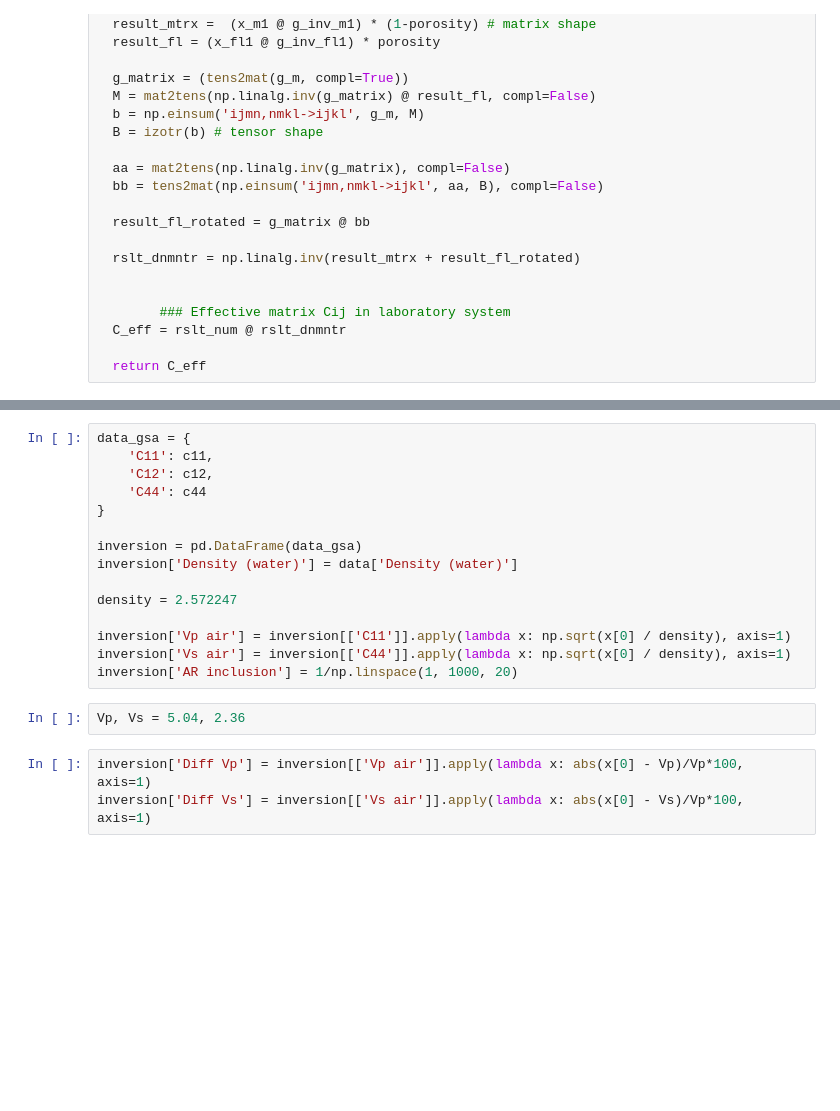
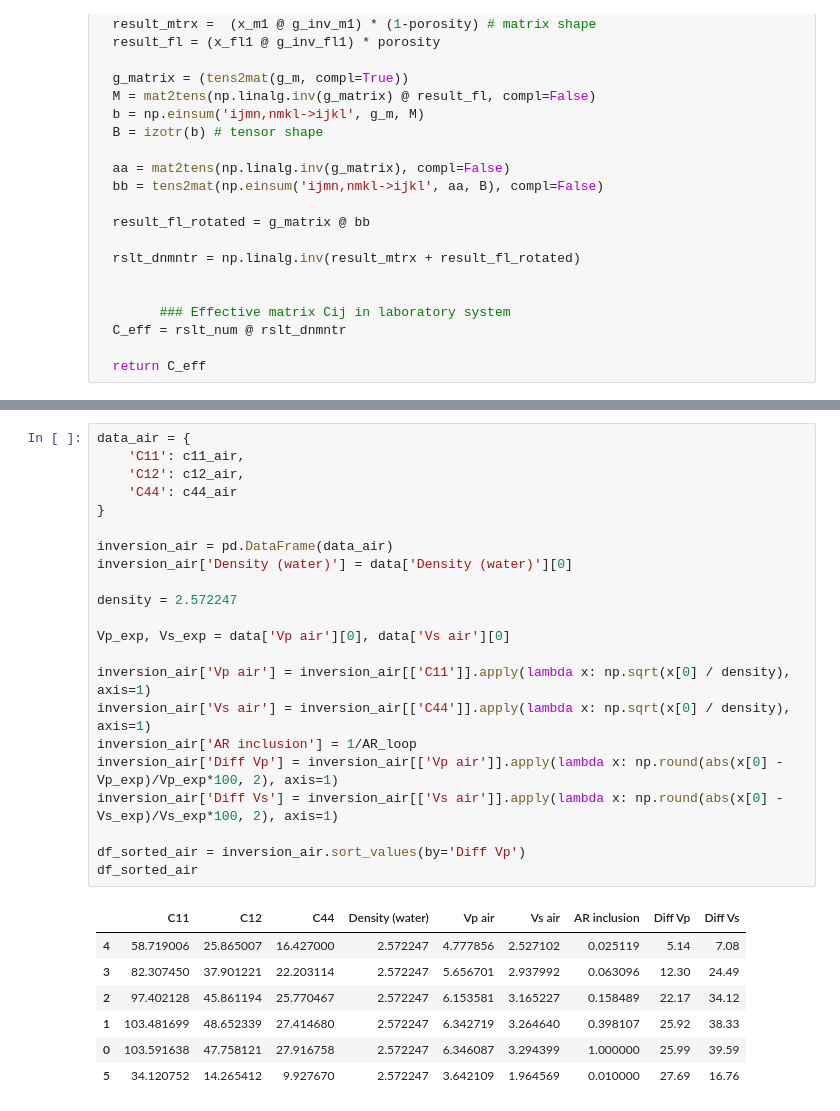
Before and after one commit to MariiaKalinina/Elasticity, a Jupyter notebook: Tver_elastisity_update_v1.ipynb, the cells around one changed output, grey strips where cells are left out. Saved outputs shown, nothing was run; the diff lists cells and outputs as text; blank space fills up the shorter version.

```diff
--- a/Tver_elastisity_update_v1.ipynb
+++ b/Tver_elastisity_update_v1.ipynb
@@ -667,20 +698,30 @@ plt.legend()
 # %%
-data_gsa = {
-    'C11': c11,
-    'C12': c12,
-    'C44': c44
+data_air = {
+    'C11': c11_air,
+    'C12': c12_air,
+    'C44': c44_air
 }
 
-inversion = pd.DataFrame(data_gsa)
-inversion['Density (water)'] = data['Density (water)']
+inversion_air = pd.DataFrame(data_air)
+inversion_air['Density (water)'] = data['Density (water)'][0]
 
 density = 2.572247
 
-inversion['Vp air'] = inversion[['C11']].apply(lambda x: np.sqrt(x[0] / density), axis=1)
-inversion['Vs air'] = inversion[['C44']].apply(lambda x: np.sqrt(x[0] / density), axis=1)
-inversion['AR inclusion'] = 1/np.linspace(1, 1000, 20)
+Vp_exp, Vs_exp = data['Vp air'][0], data['Vs air'][0]
+
+inversion_air['Vp air'] = inversion_air[['C11']].apply(lambda x: np.sqrt(x[0] / density), axis=1)
+inversion_air['Vs air'] = inversion_air[['C44']].apply(lambda x: np.sqrt(x[0] / density), axis=1)
+inversion_air['AR inclusion'] = 1/AR_loop
+inversion_air['Diff Vp'] = inversion_air[['Vp air']].apply(lambda x: np.round(abs(x[0] - Vp_exp)/Vp_exp*100, 2), axis=1)
+inversion_air['Diff Vs'] = inversion_air[['Vs air']].apply(lambda x: np.round(abs(x[0] - Vs_exp)/Vs_exp*100, 2), axis=1)
+
+df_sorted_air = inversion_air.sort_values(by='Diff Vp')
+df_sorted_air
+# %% [output]
+|  | C11 | C12 | C44 | Density (water) | Vp air | Vs air | AR inclusion | Diff Vp | Diff Vs |
+| 4 | 58.719006 | 25.865007 | 16.427000 | 2.572247 | 4.777856 | 2.527102 | 0.025119 | 5.14 | 7.08 |
+| 3 | 82.307450 | 37.901221 | 22.203114 | 2.572247 | 5.656701 | 2.937992 | 0.063096 | 12.30 | 24.49 |
+| 2 | 97.402128 | 45.861194 | 25.770467 | 2.572247 | 6.153581 | 3.165227 | 0.158489 | 22.17 | 34.12 |
+| 1 | 103.481699 | 48.652339 | 27.414680 | 2.572247 | 6.342719 | 3.264640 | 0.398107 | 25.92 | 38.33 |
+| 0 | 103.591638 | 47.758121 | 27.916758 | 2.572247 | 6.346087 | 3.294399 | 1.000000 | 25.99 | 39.59 |
+| 5 | 34.120752 | 14.265412 | 9.927670 | 2.572247 | 3.642109 | 1.964569 | 0.010000 | 27.69 | 16.76 |
-# %%
-Vp, Vs = 5.04, 2.36
-# %%
-inversion['Diff Vp'] = inversion[['Vp air']].apply(lambda x: abs(x[0] - Vp)/Vp*100, axis=1)
-inversion['Diff Vs'] = inversion[['Vs air']].apply(lambda x: abs(x[0] - Vs)/Vp*100, axis=1)
```
Also changed, not shown: parts of 24 cells of this notebook.
